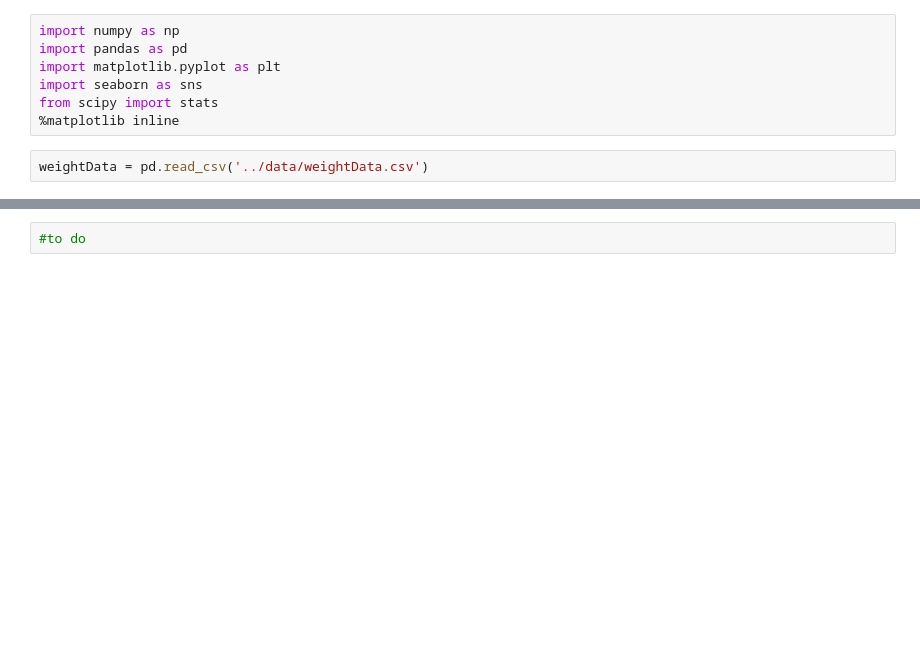
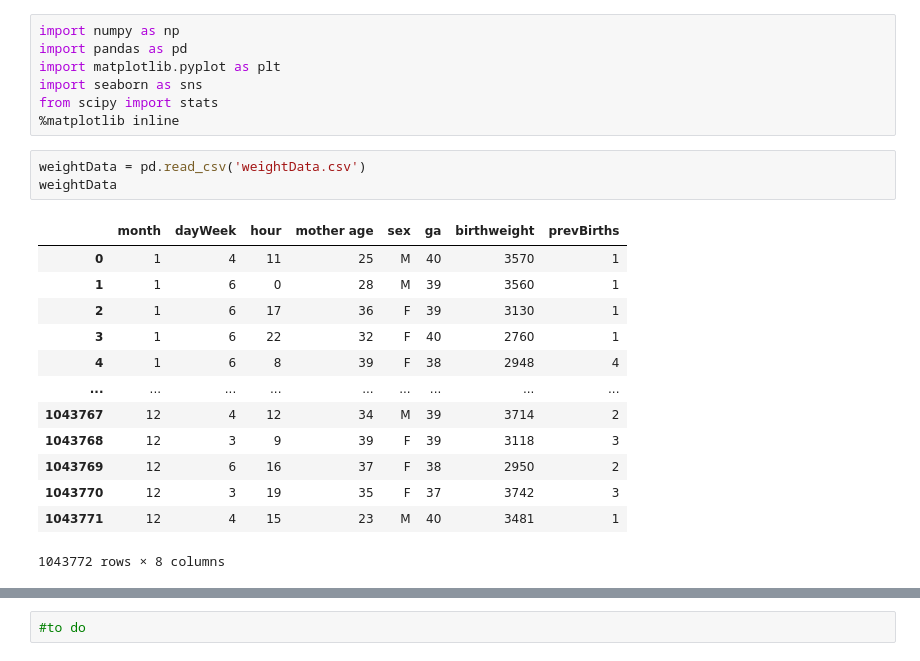
Before and after one commit to marcjmccoy/DATA624_HW4, a Jupyter notebook: hw4_week5 .ipynb, the cells around one changed output, grey strips where cells are left out. Saved outputs shown, nothing was run; the diff lists cells and outputs as text; blank space fills up the shorter version.

```diff
--- a/hw4_week5 .ipynb
+++ b/hw4_week5 .ipynb
@@ -6,7 +6,22 @@ import seaborn as sns
 from scipy import stats
 %matplotlib inline
 # %%
-weightData = pd.read_csv('../data/weightData.csv')
+weightData = pd.read_csv('weightData.csv')
+weightData
+# %% [output]
+|  | month | dayWeek | hour | mother age | sex | ga | birthweight | prevBirths |
+| 0 | 1 | 4 | 11 | 25 | M | 40 | 3570 | 1 |
+| 1 | 1 | 6 | 0 | 28 | M | 39 | 3560 | 1 |
+| 2 | 1 | 6 | 17 | 36 | F | 39 | 3130 | 1 |
+| 3 | 1 | 6 | 22 | 32 | F | 40 | 2760 | 1 |
+| 4 | 1 | 6 | 8 | 39 | F | 38 | 2948 | 4 |
+| ... | ... | ... | ... | ... | ... | ... | ... | ... |
+| 1043767 | 12 | 4 | 12 | 34 | M | 39 | 3714 | 2 |
+| 1043768 | 12 | 3 | 9 | 39 | F | 39 | 3118 | 3 |
+| 1043769 | 12 | 6 | 16 | 37 | F | 38 | 2950 | 2 |
+| 1043770 | 12 | 3 | 19 | 35 | F | 37 | 3742 | 3 |
+| 1043771 | 12 | 4 | 15 | 23 | M | 40 | 3481 | 1 |
+1043772 rows × 8 columns
 # %% [markdown]
 # Population pyramid [22 pts]
 
```
Also changed, not shown: parts of 9 cells of this notebook.
